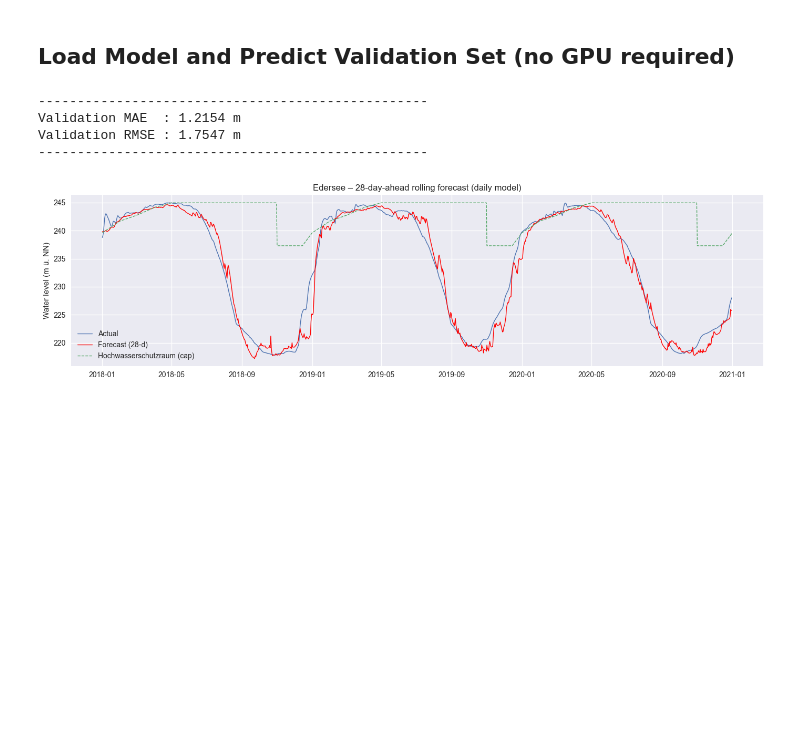
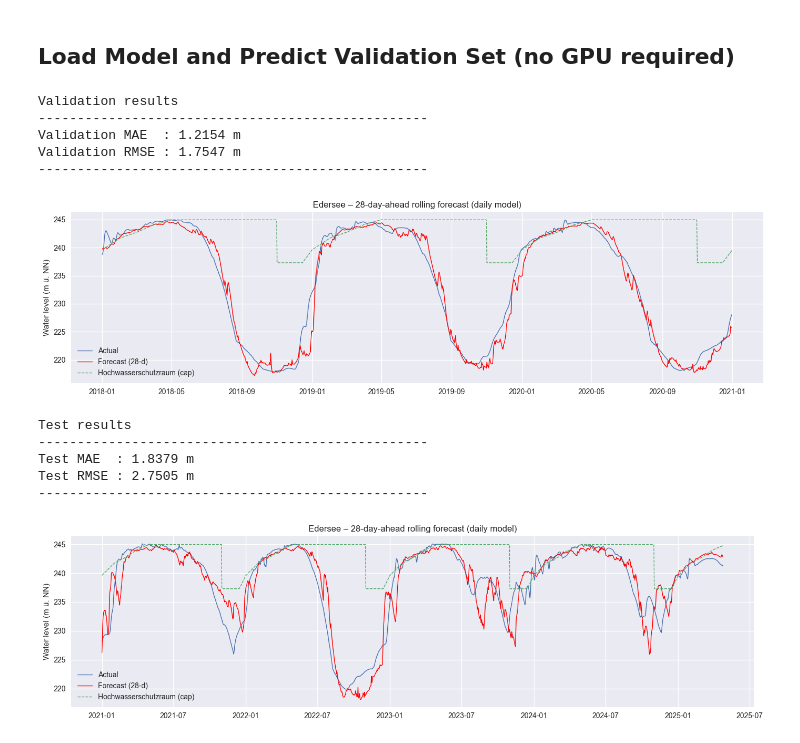
Before and after one commit to Marius-Knipp/edersee-water-prediction, a Jupyter notebook: notebooks/LSTM.ipynb, the cells around one changed output. Saved outputs shown, nothing was run; the diff lists cells and outputs as text; code cells hidden in the pictures; blank space fills up the shorter version.

Commit message:
Final Test Period Predictions

```diff
--- a/notebooks/LSTM.ipynb
+++ b/notebooks/LSTM.ipynb
@@ -406,6 +406,7 @@ daily_df = daily_df.interpolate(limit_direction="both")
 # ------------------------------------------------------------------
 train_df      = daily_df.loc[: "2017-12-31"]
 validation_df = daily_df.loc["2018-01-01" : "2020-12-31"]
+test_df       = daily_df.loc["2021-01-01":]
 
 # ------------------------------------------------------------------
 # 5. Re-apply the stored StandardScaler
@@ -414,6 +415,7 @@ scaler = joblib.load(SCALER_PATH)
 
 train_scaled      = scaler.transform(train_df)
 validation_scaled = scaler.transform(validation_df)
+test_scaled       = scaler.transform(test_df)
 
 # ------------------------------------------------------------------
 # 6. Build validation windows (need padding from tail of train)
@@ -421,6 +423,8 @@ validation_scaled = scaler.transform(validation_df)
 PAD_LEN  = LOOKBACK + HORIZON - 1
 val_block = np.vstack([train_scaled[-PAD_LEN:], validation_scaled])
 X_val, y_val = make_windows(val_block)
+test_block = np.vstack([validation_scaled[-PAD_LEN:], test_scaled])
+X_test, y_test = make_windows(test_block)
 
 # ------------------------------------------------------------------
 # 7. Load the trained LSTM model and generate predictions
@@ -448,6 +452,7 @@ dyn_cap   = compute_max_level_series(validation_df.index).values
 mae  = mean_absolute_error(val_true, pred_final)
 rmse = np.sqrt(mean_squared_error(val_true, pred_final))
 
+print("Validation results")
 print("-" * 50)
 print(f"Validation MAE  : {mae:6.4f} m")
 print(f"Validation RMSE : {rmse:6.4f} m")
@@ -473,8 +478,68 @@ predictions_df = pd.DataFrame({
 }, index=validation_df.index)
 predictions_df.to_csv("../output/predictions/LSTM_predictions.csv", index=True)
 # %% [output]
+Validation results
 --------------------------------------------------
 Validation MAE  : 1.2154 m
 Validation RMSE : 1.7547 m
 --------------------------------------------------
 [figure]
+# %%
+# ------------------------------------------------------------------
+# 7. Load the trained LSTM model and generate predictions
+# ------------------------------------------------------------------
+model = tf.keras.models.load_model(MODEL_PATH)
+
+test_pred_scaled = model.predict(X_test, verbose=0).flatten()
+
+# Inverse transform for the target
+target_mean  = scaler.mean_[0]
+target_scale = scaler.scale_[0]
+
+pred_final = test_pred_scaled * target_scale + target_mean
+test_true = y_test * target_scale + target_mean
+
+# ------------------------------------------------------------------
+# 8. Apply minimum constraint and dynamic Hochwasserschutzraum cap
+# ------------------------------------------------------------------
+MIN_VAL   = 205.0
+dyn_cap   = compute_max_level_series(test_df.index).values
+
+# ------------------------------------------------------------------
+# 9. Compute metrics
+# ------------------------------------------------------------------
+mae  = mean_absolute_error(test_true, pred_final)
+rmse = np.sqrt(mean_squared_error(test_true, pred_final))
+
+print("Test results")
+print("-" * 50)
+print(f"Test MAE  : {mae:6.4f} m")
+print(f"Test RMSE : {rmse:6.4f} m")
+print("-" * 50)
+
+# ------------------------------------------------------------------
+# 10. Plot forecast vs. actuals & cap
+# ------------------------------------------------------------------
+fig, ax = plt.subplots(figsize=(14, 4))
+ax.plot(test_df.index, test_true, label="Actual", linewidth=1)
+ax.plot(test_df.index, pred_final, label="Forecast (28-d)", linewidth=1, color="red")
+ax.plot(test_df.index, dyn_cap, label="Hochwasserschutzraum (cap)", linestyle="--", linewidth=1)
+ax.set_ylabel("Water level (m ü. NN)")
+ax.set_title("Edersee – 28-day-ahead rolling forecast (daily model)")
+ax.legend(loc="lower left")
+plt.tight_layout()
+plt.show()
+
+# Save predictions to CSV
+predictions_df = pd.DataFrame({
+    "Actual"   : test_true,
+    "Predicted": pred_final,
+}, index=test_df.index)
+predictions_df.to_csv("../output/predictions/LSTM_test_predictions.csv", index=True)
+# %% [output]
+Test results
+--------------------------------------------------
+Test MAE  : 1.8379 m
+Test RMSE : 2.7505 m
+--------------------------------------------------
+[figure, added]
```
Also changed, not shown: 4 other files.
